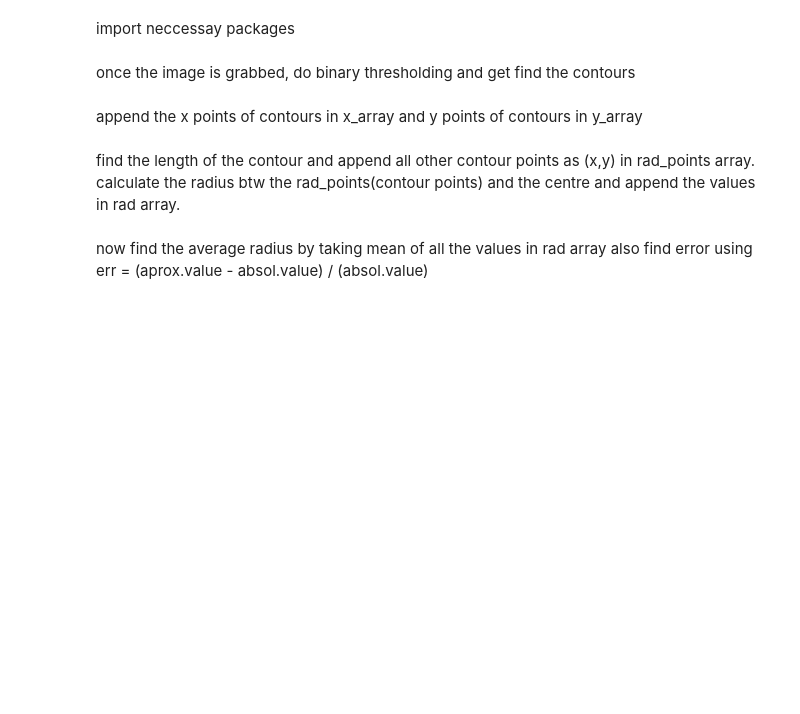
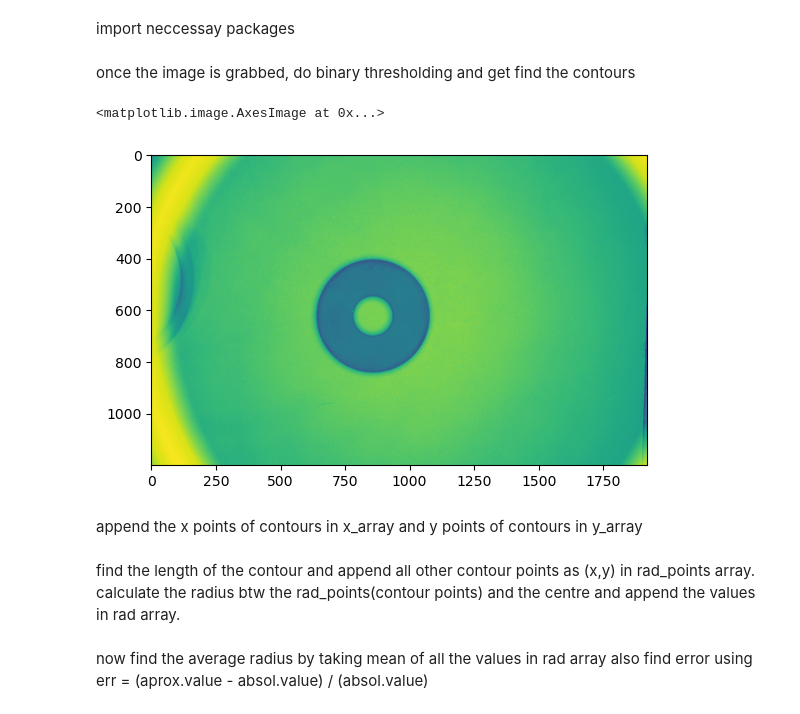
Before and after one commit to vasanDEV1/Basler_camera, a Jupyter notebook: dia.ipynb, the cells around one changed output. Cells and saved outputs as stored; diff of their text form; code cells hidden in the pictures; blank space fills up the shorter version.

```diff
--- a/dia.ipynb
+++ b/dia.ipynb
@@ -27,6 +27,11 @@ if grab.GrabSucceeded():
     y_array = []
 else:
     print("grab not done")
+# %%
+plt.imshow(img)
+# %% [output]
+<matplotlib.image.AxesImage at 0x...>
+[figure, added]
 # %% [markdown]
 append the x points of contours in x_array and y points of contours in y_array
 # %%
```
Also changed, not shown: parts of 6 cells of this notebook, 1 other file.
